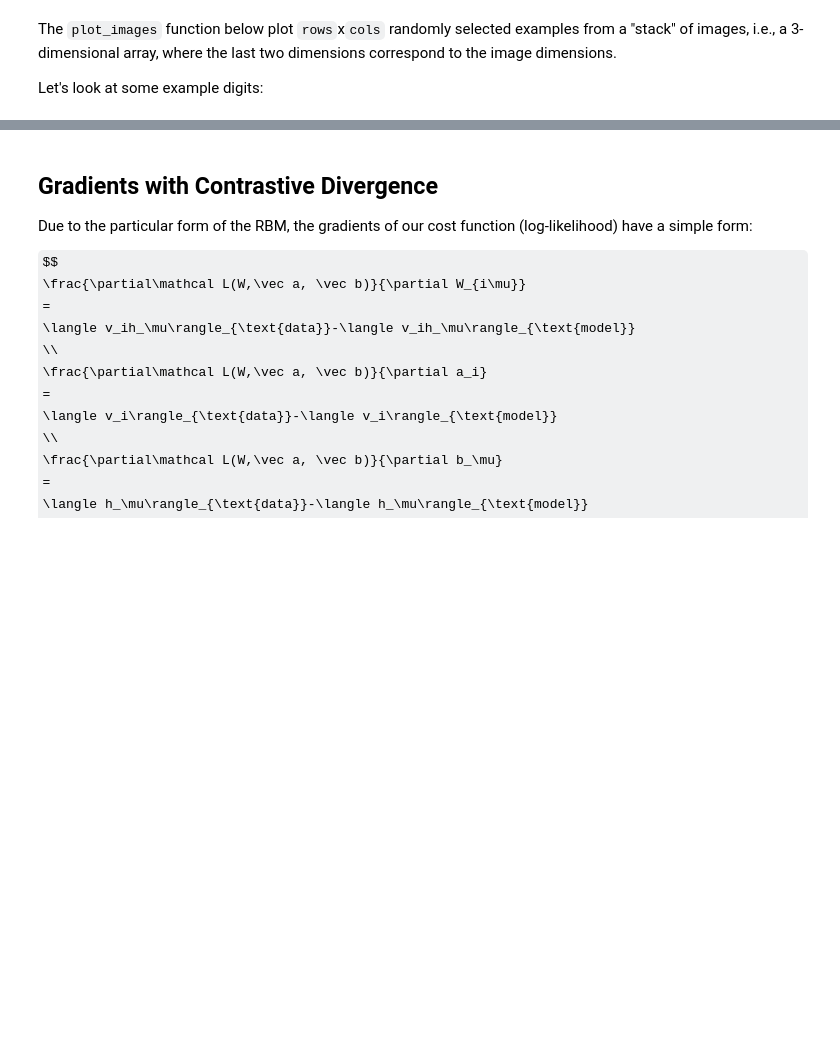
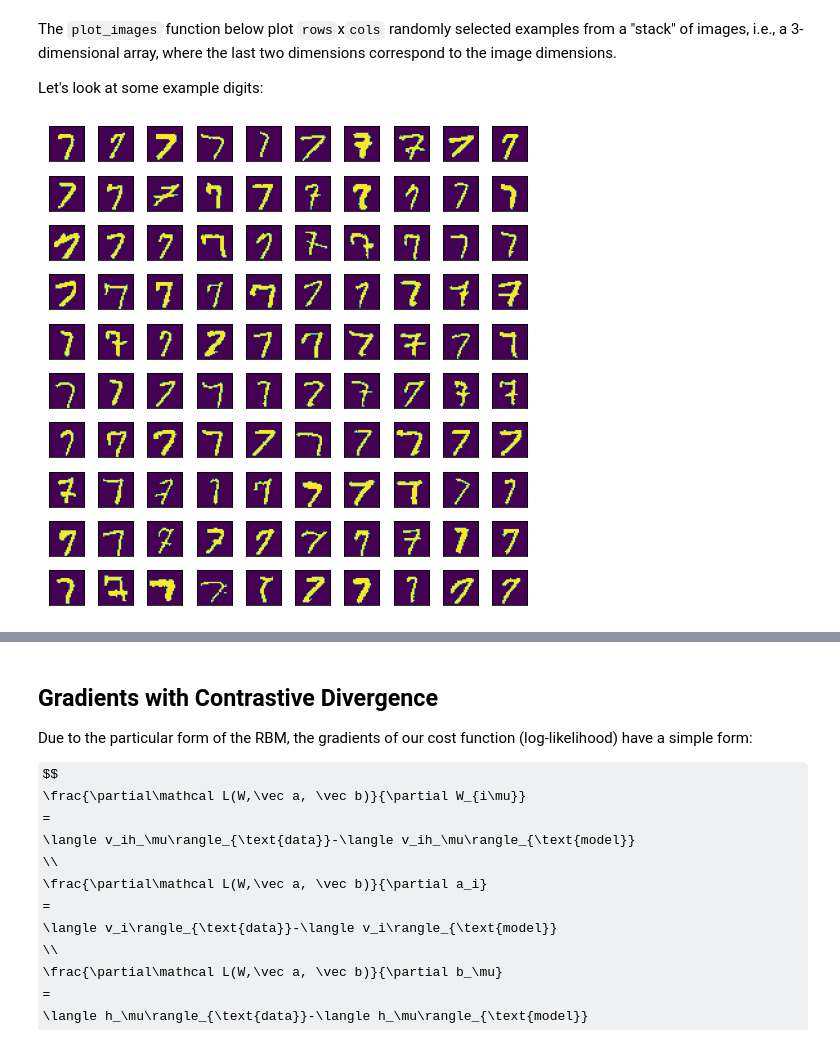
Before and after one commit to markusschmitt/ml_rapid_tutorial, a Jupyter notebook: unsupervised_learning/python_unsupervised_learning_with_rbm_template.ipynb, the cells around one changed output, grey strips where cells are left out. Drawn from its saved outputs; the diff is of its cells as text; code cells hidden in the pictures; some formulas as TeX source; blank space fills up the shorter version.

```diff
--- a/unsupervised_learning/python_unsupervised_learning_with_rbm_template.ipynb
+++ b/unsupervised_learning/python_unsupervised_learning_with_rbm_template.ipynb
@@ -67,20 +67,22 @@ Let's look at some example digits:
 # %%
 def plot_images(data, rows=4, cols=4, figsize=(7,7)):
     # For a stack of images `data` (3d-array), plot `rows`x`cols` randomly selected examples
 
     fig, axs = plt.subplots(rows,cols,figsize=figsize)
 
     for ax_row in axs:
         for ax in ax_row:
             idx = random.randint(0,len(data))
             ax.imshow(data[idx])
             ax.set_xticks([])
             ax.set_yticks([])
     fig.tight_layout()
     plt.show()
 
 # Plot some example digits
-plot_images(trainData["8"])
+plot_images(trainData["7"], rows=10, cols=10)
+# %% [output]
+[figure, added]
 # %% [markdown]
 ## Gibbs sampling
 
```
Also changed, not shown: parts of 9 cells of this notebook, 1 other file.
